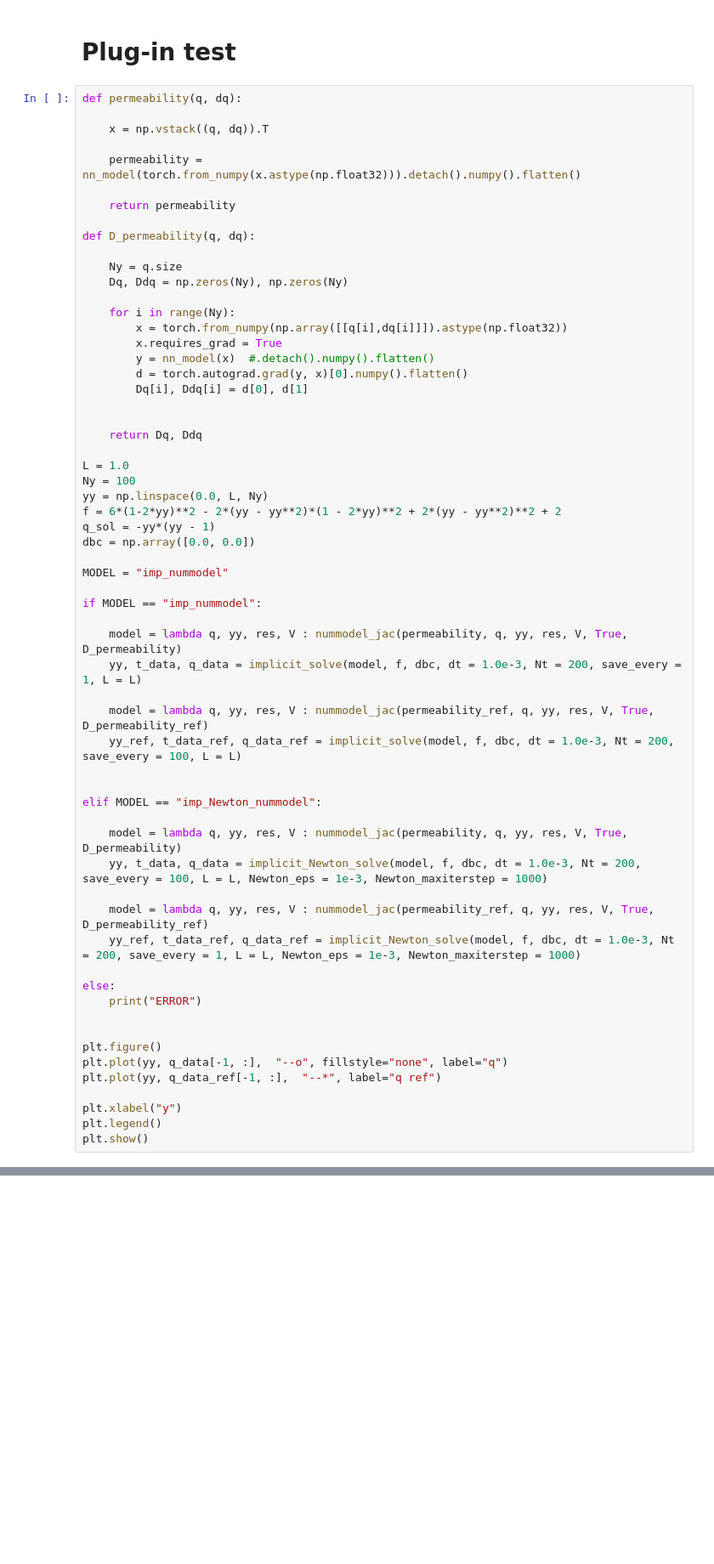
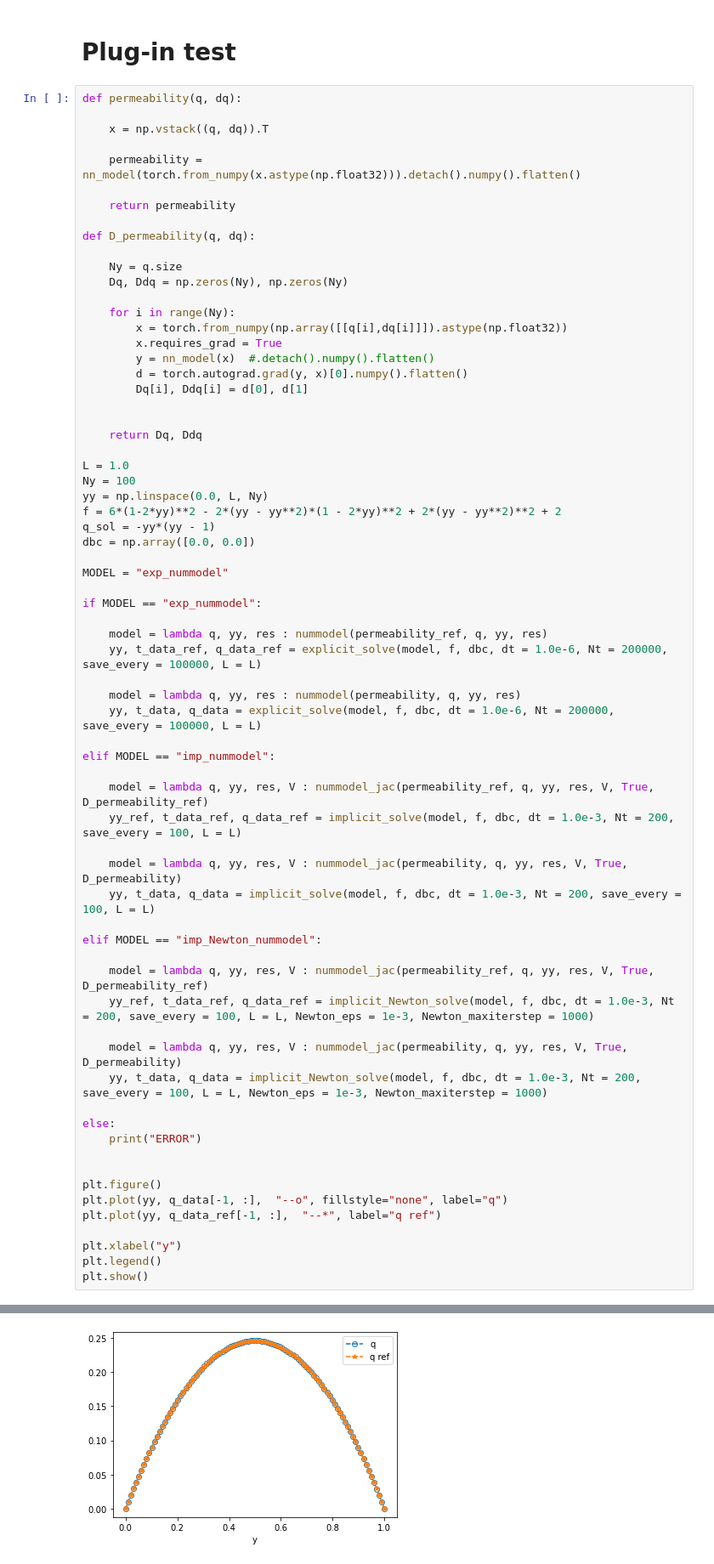
Before and after one commit to Zhengyu-Huang/Point-Jet, a Jupyter notebook: Poisson_model/Direct_NN.ipynb, the cells around one changed output, grey strips where cells are left out. Shown: that part at 85% size. Cells and saved outputs as stored; diff of their text form; blank space fills up the shorter version.

```diff
--- a/Poisson_model/Direct_NN.ipynb
+++ b/Poisson_model/Direct_NN.ipynb
@@ -178,24 +190,31 @@ f = 6*(1-2*yy)**2 - 2*(yy - yy**2)*(1 - 2*yy)**2 + 2*(yy - yy**2)**2 + 2
 q_sol = -yy*(yy - 1)
 dbc = np.array([0.0, 0.0])
 
-MODEL = "imp_nummodel"
+MODEL = "exp_nummodel"
 
-if MODEL == "imp_nummodel":
+if MODEL == "exp_nummodel":
 
-    model = lambda q, yy, res, V : nummodel_jac(permeability, q, yy, res, V, True, D_permeability)
-    yy, t_data, q_data = implicit_solve(model, f, dbc, dt = 1.0e-3, Nt = 200, save_every = 1, L = L)
+    model = lambda q, yy, res : nummodel(permeability_ref, q, yy, res)
+    yy, t_data_ref, q_data_ref = explicit_solve(model, f, dbc, dt = 1.0e-6, Nt = 200000, save_every = 100000, L = L)
+
+    model = lambda q, yy, res : nummodel(permeability, q, yy, res)
+    yy, t_data, q_data = explicit_solve(model, f, dbc, dt = 1.0e-6, Nt = 200000, save_every = 100000, L = L)
+
+elif MODEL == "imp_nummodel":
 
     model = lambda q, yy, res, V : nummodel_jac(permeability_ref, q, yy, res, V, True, D_permeability_ref)
     yy_ref, t_data_ref, q_data_ref = implicit_solve(model, f, dbc, dt = 1.0e-3, Nt = 200, save_every = 100, L = L)
 
+    model = lambda q, yy, res, V : nummodel_jac(permeability, q, yy, res, V, True, D_permeability)
+    yy, t_data, q_data = implicit_solve(model, f, dbc, dt = 1.0e-3, Nt = 200, save_every = 100, L = L)
 
 elif MODEL == "imp_Newton_nummodel":
 
+    model = lambda q, yy, res, V : nummodel_jac(permeability_ref, q, yy, res, V, True, D_permeability_ref)
+    yy_ref, t_data_ref, q_data_ref = implicit_Newton_solve(model, f, dbc, dt = 1.0e-3, Nt = 200, save_every = 100, L = L, Newton_eps = 1e-3, Newton_maxiterstep = 1000)
+
     model = lambda q, yy, res, V : nummodel_jac(permeability, q, yy, res, V, True, D_permeability)
     yy, t_data, q_data = implicit_Newton_solve(model, f, dbc, dt = 1.0e-3, Nt = 200, save_every = 100, L = L, Newton_eps = 1e-3, Newton_maxiterstep = 1000)
-
-    model = lambda q, yy, res, V : nummodel_jac(permeability_ref, q, yy, res, V, True, D_permeability_ref)
-    yy_ref, t_data_ref, q_data_ref = implicit_Newton_solve(model, f, dbc, dt = 1.0e-3, Nt = 200, save_every = 1, L = L, Newton_eps = 1e-3, Newton_maxiterstep = 1000)
 
 else:
     print("ERROR")
@@ -208,3 +227,4 @@ plt.plot(yy, q_data_ref[-1, :],  "--*", label="q ref")
 plt.xlabel("y")
 plt.legend()
 plt.show()
+# %% [output]
@@ -210,0 +235 @@ plt.show()
+[figure, added]
```
Also changed, not shown: parts of 5 cells of this notebook, 1 other file.
